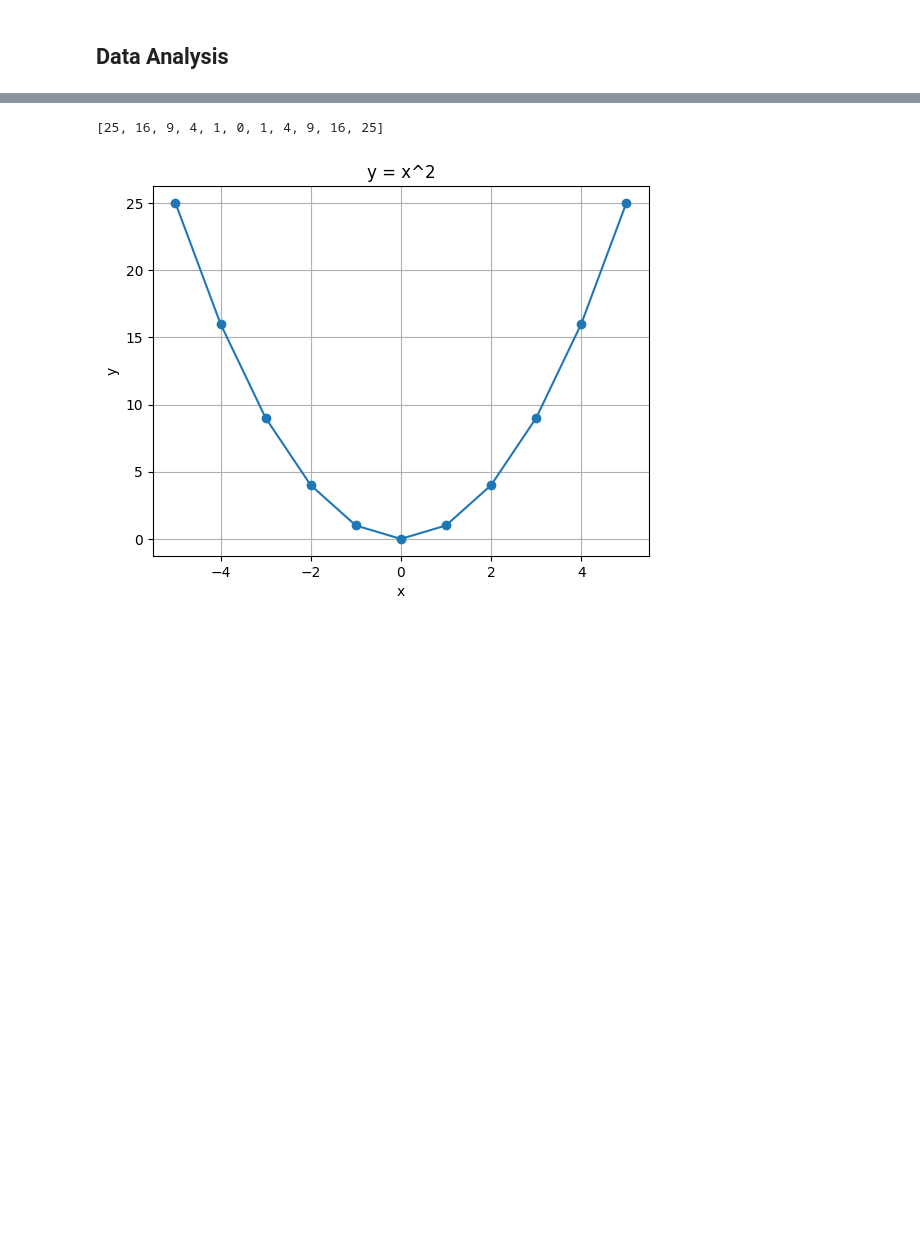
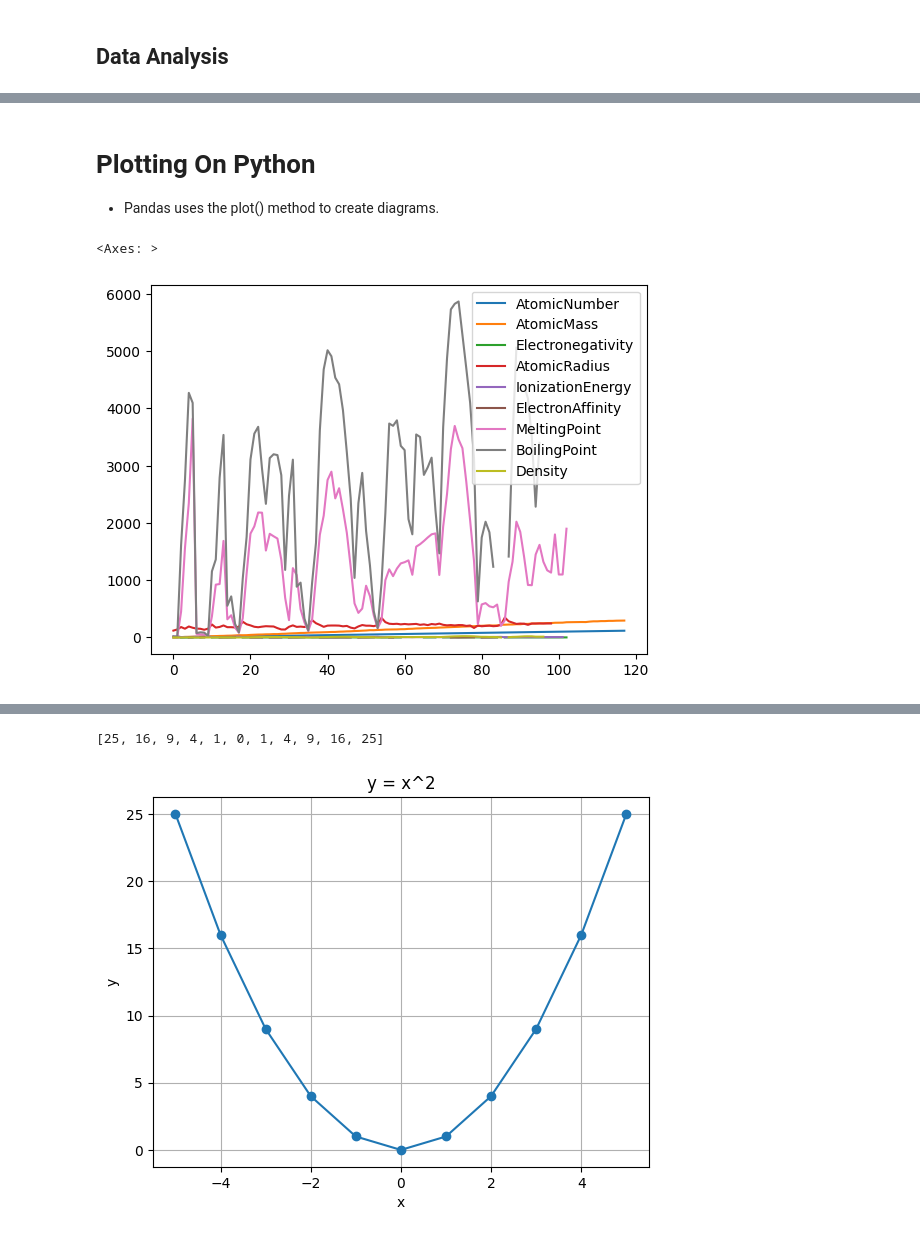
Before and after one commit to jsdhami/Python-For-Research, a Jupyter notebook: Python_For_Research.ipynb, the cells around one changed output, grey strips where cells are left out. Drawn from its saved outputs; the diff is of its cells as text; code cells hidden in the pictures; blank space fills up the shorter version.

```diff
--- a/Python_For_Research.ipynb
+++ b/Python_For_Research.ipynb
@@ -62,0 +465,11 @@ df = pd.read_csv('https://raw.githubusercontent.com/jsdhami/Python-For-Research/
+# %% [markdown]
+# **Plotting On Python**
+- Pandas uses the plot() method to create diagrams.
+# %%
+dataFrame = pd.read_csv('https://raw.githubusercontent.com/jsdhami/Python-For-Research/main/Data/p_table.csv')
+# dataFrame.head()
+# %%
+dataFrame.plot()
+# %% [output]
+<Axes: >
+[figure, added]
```
Also changed, not shown: parts of 35 cells of this notebook.
